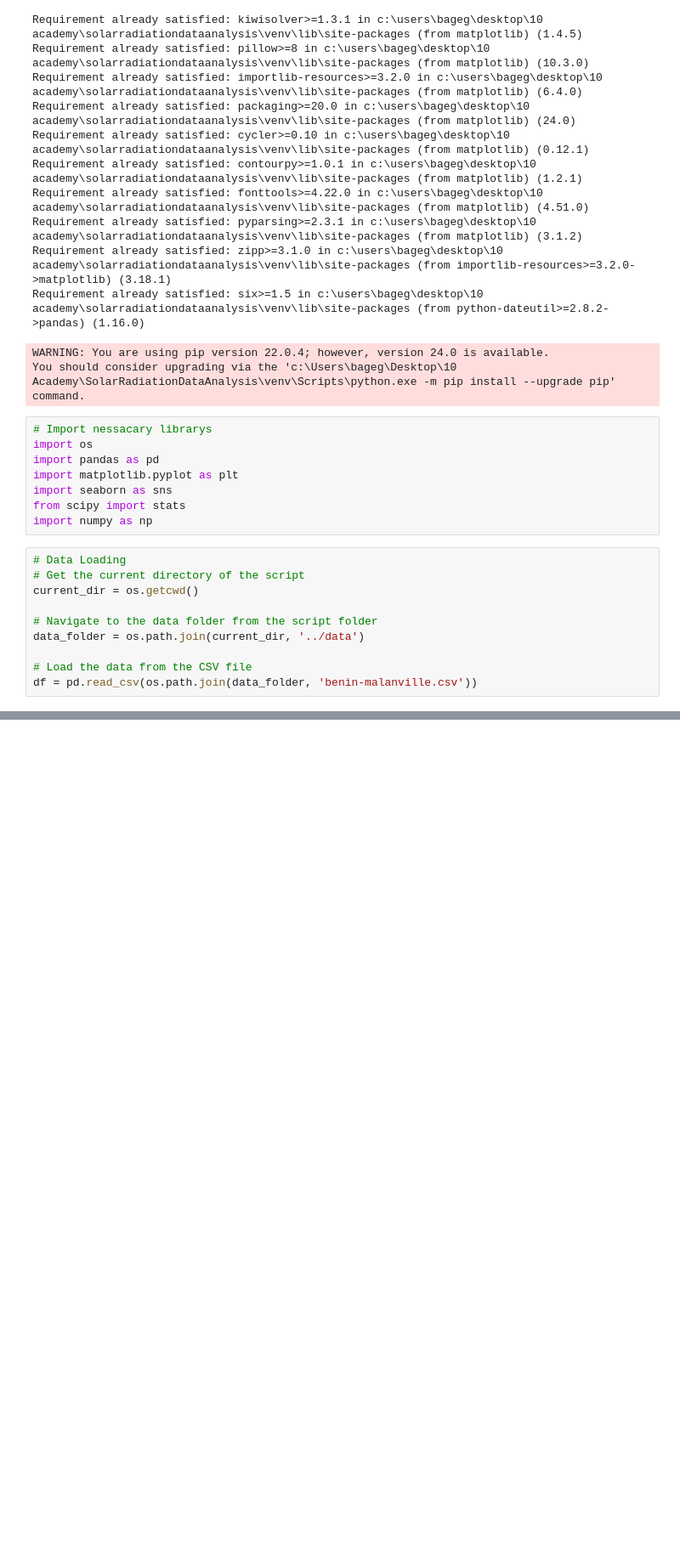
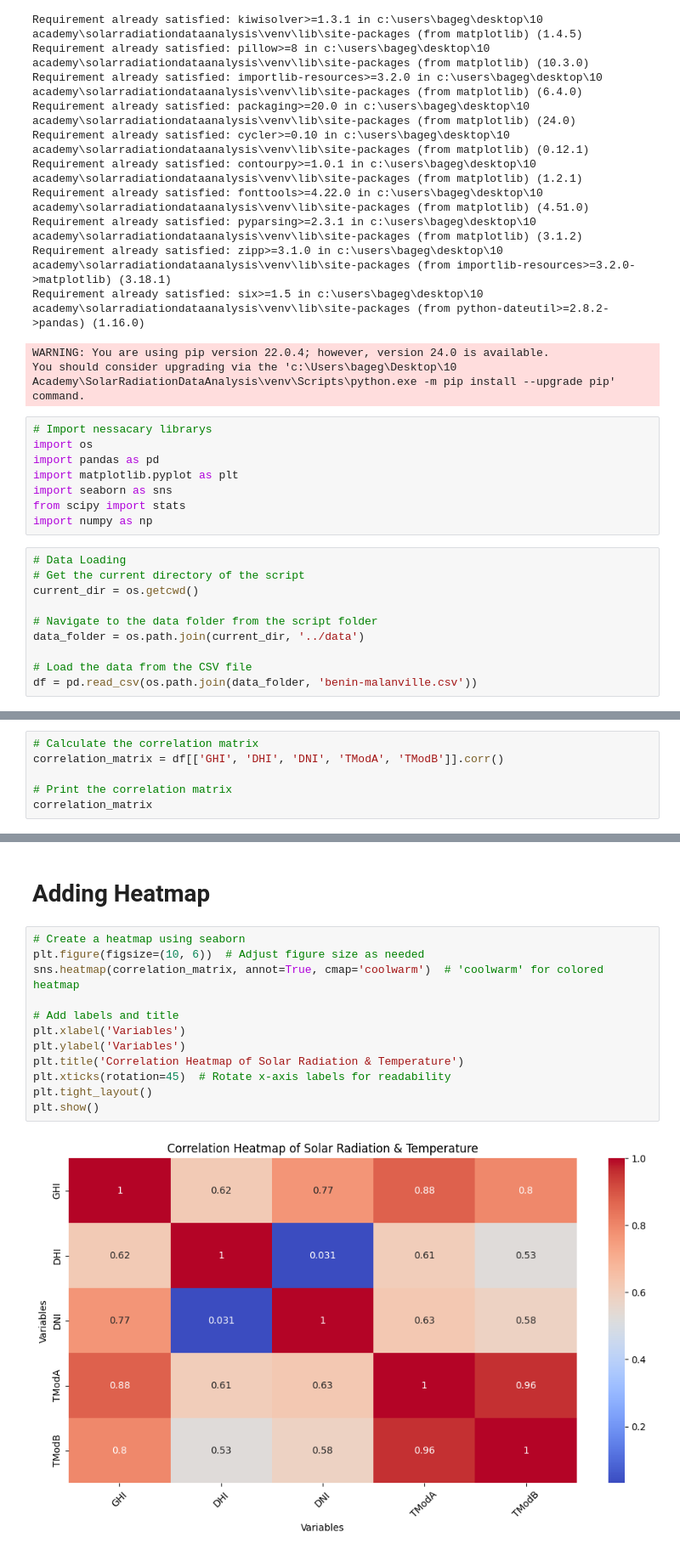
Before and after one commit to mihretgold/SolarRadiationDataAnalysis, a Jupyter notebook: src/notebooks/analysis_notebook.ipynb, the cells around one changed output, grey strips where cells are left out. Shown at 85% size. Cells and saved outputs as stored; diff of their text form; blank space fills up the shorter version.

```diff
--- a/src/notebooks/analysis_notebook.ipynb
+++ b/src/notebooks/analysis_notebook.ipynb
@@ -241,0 +209,6 @@ plt.show()
+# %%
+# Calculate the correlation matrix
+correlation_matrix = df[['GHI', 'DHI', 'DNI', 'TModA', 'TModB']].corr()
+
+# Print the correlation matrix
+correlation_matrix
@@ -241,0 +222,16 @@ plt.show()
+# %% [markdown]
+# Adding Heatmap
+# %%
+# Create a heatmap using seaborn
+plt.figure(figsize=(10, 6))  # Adjust figure size as needed
+sns.heatmap(correlation_matrix, annot=True, cmap='coolwarm')  # 'coolwarm' for colored heatmap
+
+# Add labels and title
+plt.xlabel('Variables')
+plt.ylabel('Variables')
+plt.title('Correlation Heatmap of Solar Radiation & Temperature')
+plt.xticks(rotation=45)  # Rotate x-axis labels for readability
+plt.tight_layout()
+plt.show()
+# %% [output]
+[figure, added]
```
Also changed, not shown: parts of 39 cells of this notebook.
